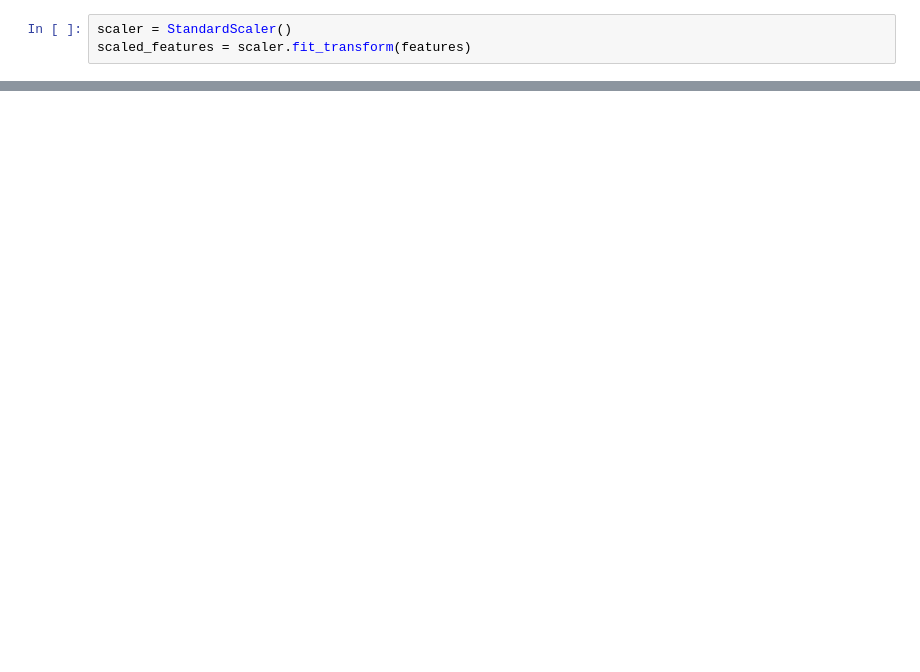
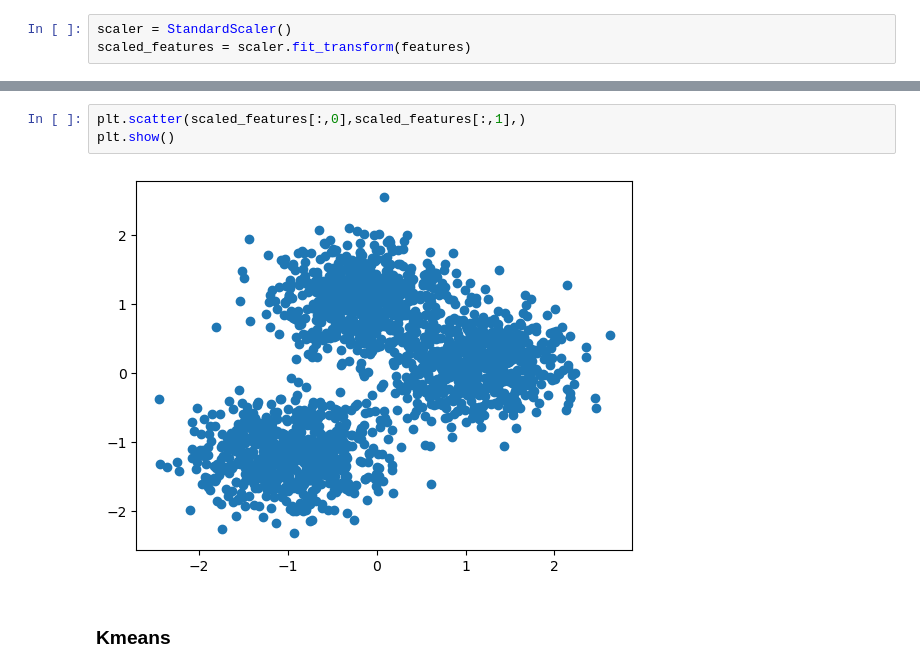
Before and after one commit to wtm695450085/Cluster_analysis, a Jupyter notebook: KLA_1.ipynb, the cells around one changed output, grey strips where cells are left out. Saved outputs shown, nothing was run; the diff lists cells and outputs as text; blank space fills up the shorter version.

```diff
--- a/KLA_1.ipynb
+++ b/KLA_1.ipynb
@@ -40,0 +61,7 @@ scaled_features = scaler.fit_transform(features)
+# %%
+plt.scatter(scaled_features[:,0],scaled_features[:,1],)
+plt.show()
+# %% [output]
+[figure, added]
+# %% [markdown]
+### Kmeans
```
Also changed, not shown: parts of 16 cells of this notebook, 2 other files.
